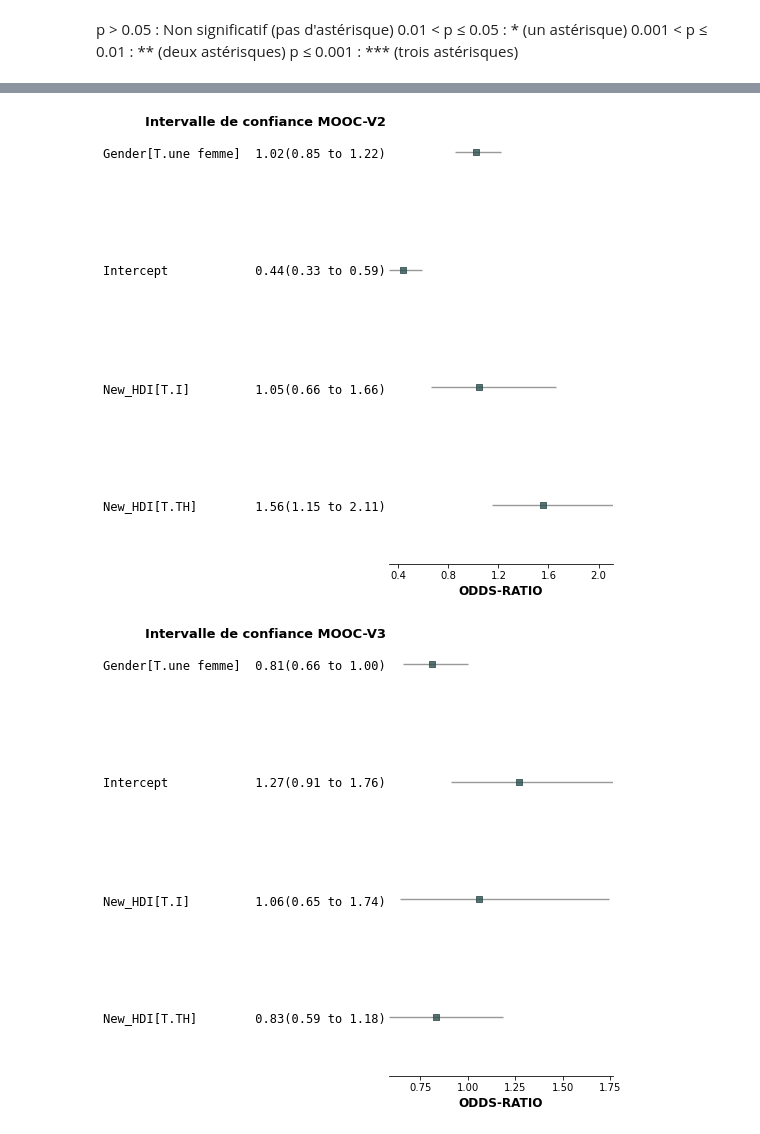
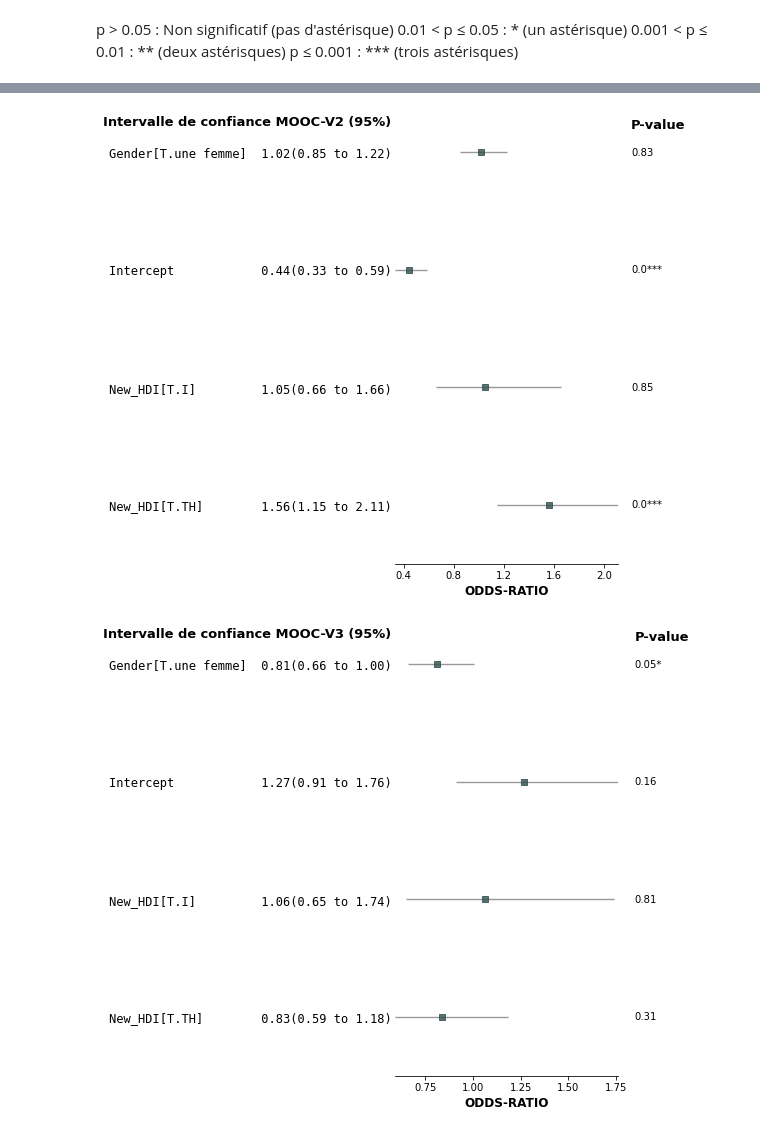
Before and after one commit to smtux/DUDA, a Jupyter notebook: statistique/src/mooc_mertes.ipynb, the cells around one changed output, grey strips where cells are left out. Cells and saved outputs as stored; diff of their text form; code cells hidden in the pictures.

Commit message:
mise à jour pour le forest plot

```diff
--- a/statistique/src/mooc_mertes.ipynb
+++ b/statistique/src/mooc_mertes.ipynb
@@ -1001,0 +993,7 @@ or_v1
+# %%
+ci_v2.columns = ['CI_V2']
+ci_v2.reset_index("type", drop=True, inplace=True)
+or_v2.columns = ['OR_V2']
+or_v2.reset_index("type", drop=True, inplace=True)
+pval_v2.columns = ['pval_V2']
+pval_v2.reset_index("type", drop=True, inplace=True)
@@ -1002,8 +1007,8 @@ or_v1
 # %%
 # Extraction des bornes inférieure et supérieure des CI
-ci_v1[["ll", "hl"]] = ci_v1["V1"].str.strip("[]").str.split(",", expand=True).astype(float)
-ci_v2[["ll", "hl"]] = ci_v2["V2"].str.strip("[]").str.split(",", expand=True).astype(float)
-ci_v3[["ll", "hl"]] = ci_v3["V3"].str.strip("[]").str.split(",", expand=True).astype(float)
+ci_v1[["ll", "hl"]] = ci_v1["CI_V1"].str.strip("[]").str.split(",", expand=True).astype(float)
+ci_v2[["ll", "hl"]] = ci_v2["CI_V2"].str.strip("[]").str.split(",", expand=True).astype(float)
+ci_v3[["ll", "hl"]] = ci_v3["CI_V3"].str.strip("[]").str.split(",", expand=True).astype(float)
 # %%
 ci_v1.reset_index("coef", inplace=True)
 ci_v2.reset_index("coef", inplace=True)
@@ -1011,6 +1016,9 @@ ci_v3.reset_index("coef", inplace=True)
 or_v1.reset_index("coef", inplace=True)
 or_v2.reset_index("coef", inplace=True)
 or_v3.reset_index("coef", inplace=True)
+pval_v1.reset_index("coef", inplace=True)
+pval_v2.reset_index("coef", inplace=True)
+pval_v3.reset_index("coef", inplace=True)
 # %%
 ci_v1
 # %% [output]
@@ -1032,8 +1046,8 @@ or_v1
 # %%
 # Tableaux des valeurs pour créer le forestplot
-forest_v1 = ci_v1.merge(or_v1, on="coef", how="outer", suffixes=("_CI", "_OR"))
-forest_v2 = ci_v2.merge(or_v2, on="coef", how="outer", suffixes=("_CI", "_OR"))
-forest_v3 = ci_v3.merge(or_v3, on="coef", how="outer", suffixes=("_CI", "_OR"))
+forest_v1 = ci_v1.merge(or_v1, on="coef").merge(pval_v1, on="coef")
+forest_v2 = ci_v2.merge(or_v2, on="coef").merge(pval_v2, on="coef")
+forest_v3 = ci_v3.merge(or_v3, on="coef").merge(pval_v3, on="coef")
 # %%
 forest_v1
 # %% [output]
@@ -1061,22 +1075,24 @@ forest_v3
 # %%
 fp.forestplot(forest_v2,  # the dataframe with results data
-              estimate="V2_OR",  # col containing estimated effect size
+              estimate="OR_V2",  # col containing estimated effect size
               ll="ll", hl="hl",  # columns containing conf. int. lower and higher limits
               varlabel="coef",  # column containing variable label
-              ylabel="Intervalle de confiance MOOC-V2",  # y-label title
+              pval = "pval_V2",
+              ylabel="Intervalle de confiance MOOC-V2 (95%)",  # y-label title
               xlabel="ODDS-RATIO",  # x-label title
               )
 plt.show()
 # %% [output]
-[figure, old version]
+[figure, new version]
 # %%
 fp.forestplot(forest_v3,  # the dataframe with results data
-              estimate="V3_OR",  # col containing estimated effect size
+              estimate="OR_V3",  # col containing estimated effect size
               ll="ll", hl="hl",  # columns containing conf. int. lower and higher limits
               varlabel="coef",  # column containing variable label
-              ylabel="Intervalle de confiance MOOC-V3",  # y-label title
+              pval = "pval_V3",
+              ylabel="Intervalle de confiance MOOC-V3 (95%)",  # y-label title
               xlabel="ODDS-RATIO",  # x-label title
               )
 plt.show()
 # %% [output]
-[figure, old version]
+[figure, new version]
```
Also changed, not shown: parts of 16 cells of this notebook, 1 other file.
